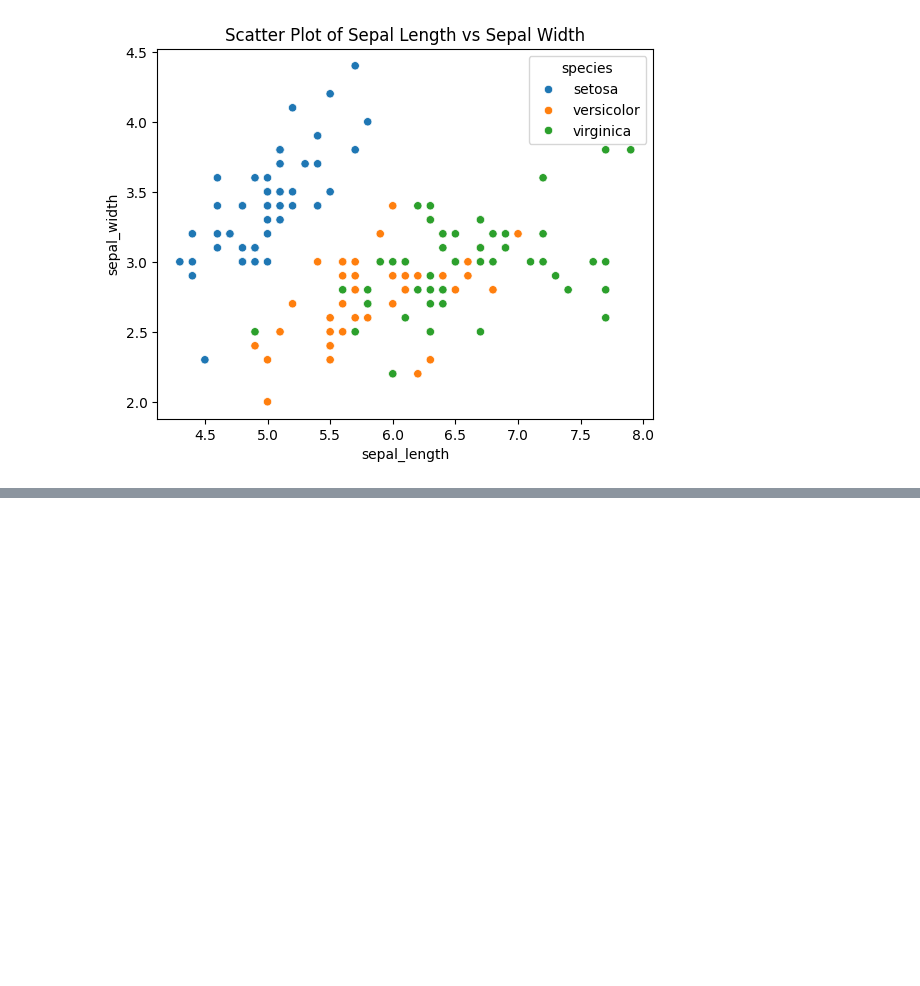
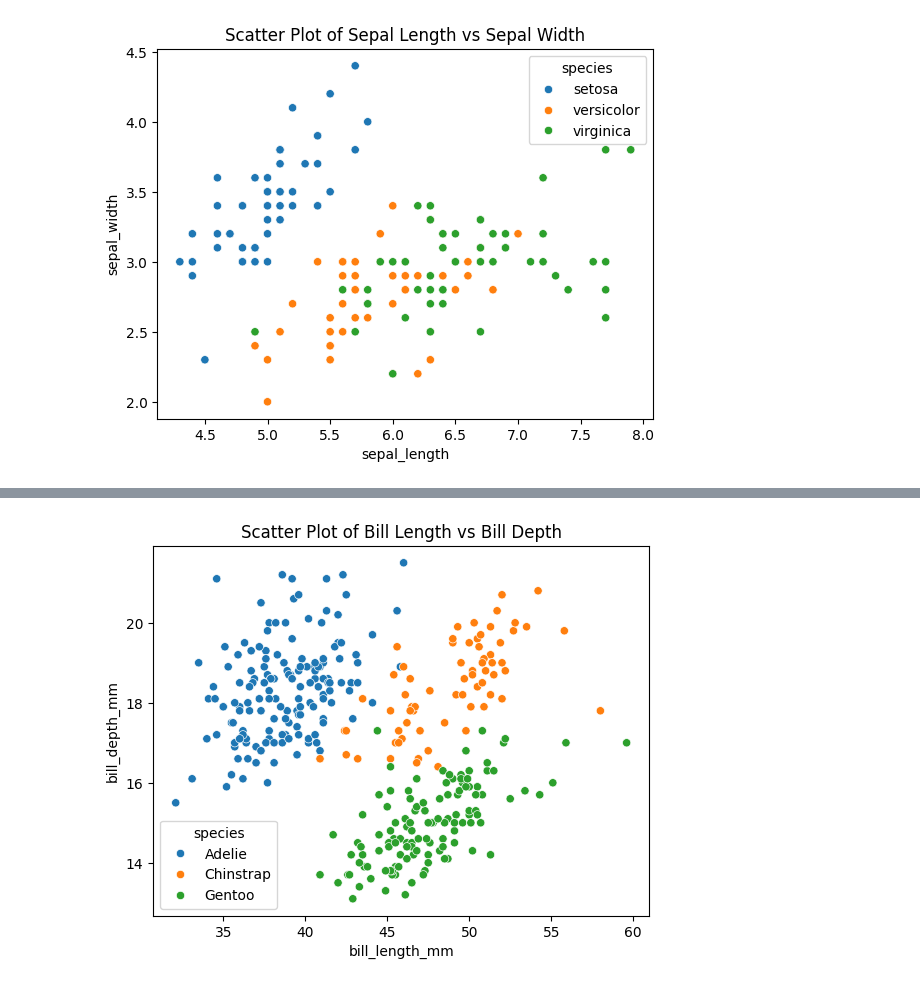
Before and after one commit to balkrishna-16/Datascience-in-Python, a Jupyter notebook: day16.ipynb, the cells around one changed output, grey strips where cells are left out. Drawn from its saved outputs; the diff is of its cells as text; code cells hidden in the pictures; blank space fills up the shorter version.

```diff
--- a/day16.ipynb
+++ b/day16.ipynb
@@ -65,0 +84,22 @@ Text(0.5, 1.0, 'Scatter Plot of Sepal Length vs Sepal Width')
+# %%
+import seaborn as sns
+import matplotlib.pyplot as plt
+
+# Load dataset
+df = sns.load_dataset('penguins')
+
+# Show first 5 rows
+df.head()
+
+# Scatter Plot
+sns.scatterplot(
+    data=df,
+    x='bill_length_mm',
+    y='bill_depth_mm',
+    hue='species'
+)
+
+plt.title('Scatter Plot of Bill Length vs Bill Depth')
+plt.show()
+# %% [output]
+[figure, added]
```
Also changed, not shown: parts of 2 cells of this notebook, 2 other files.
